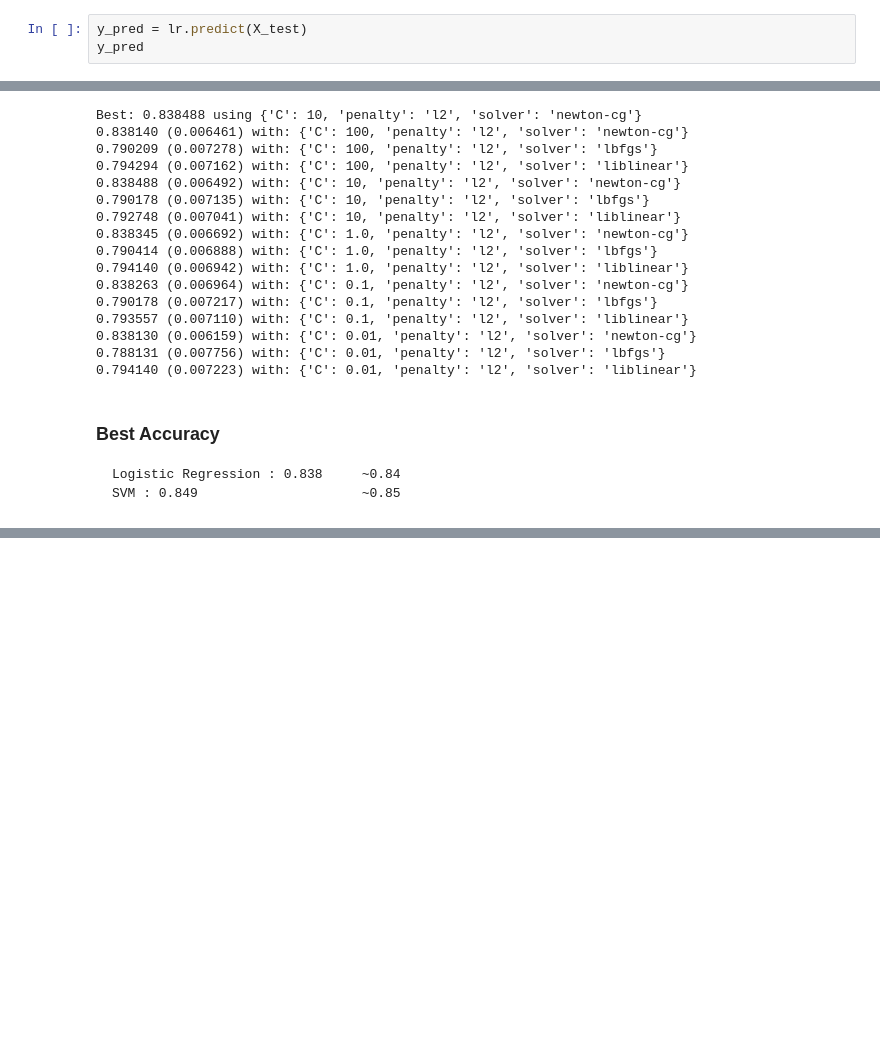
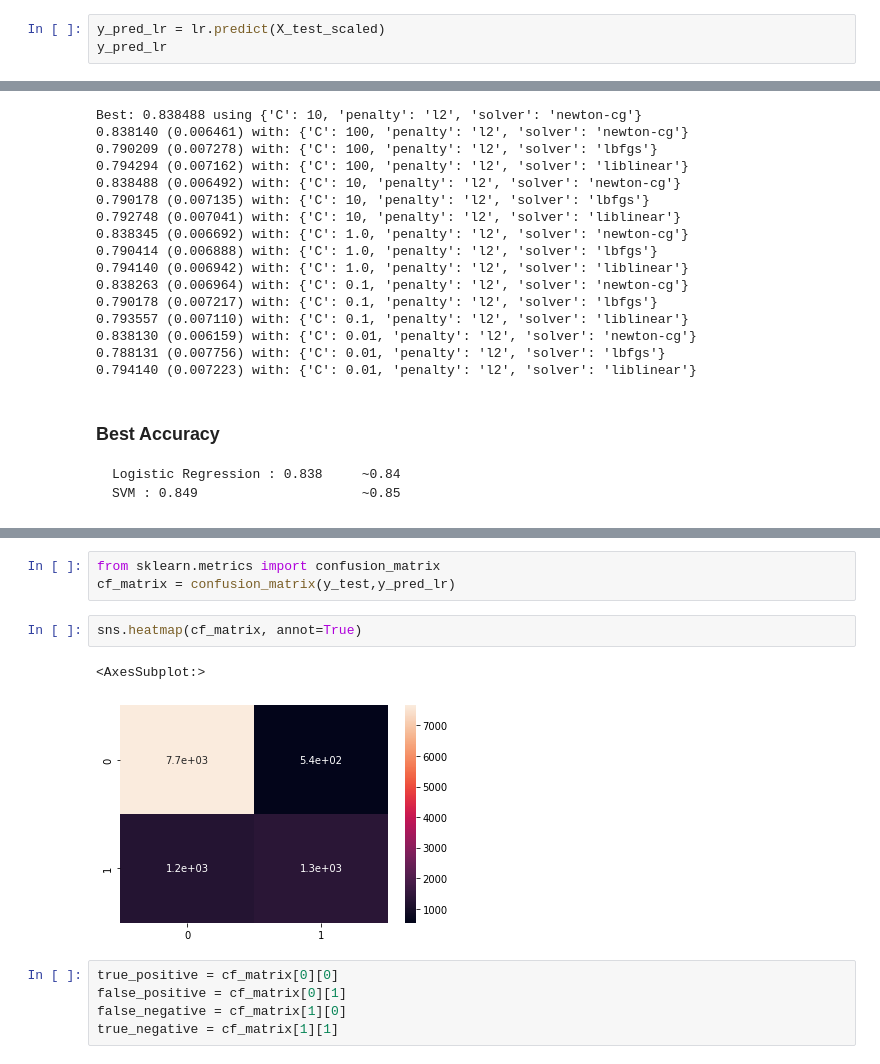
Before and after one commit to AyushPoojari/ineuron, a Jupyter notebook: ML Assignments/SVM/Classification.ipynb, the cells around one changed output, grey strips where cells are left out. Saved outputs shown, nothing was run; the diff lists cells and outputs as text; blank space fills up the shorter version.

```diff
--- a/ML Assignments/SVM/Classification.ipynb
+++ b/ML Assignments/SVM/Classification.ipynb
@@ -509,6 +511,6 @@ lr.fit(X_train_scaled,y_train)
 # %% [output]
 LogisticRegression()
 # %%
-y_pred = lr.predict(X_test)
-y_pred
+y_pred_lr = lr.predict(X_test_scaled)
+y_pred_lr
 # %% [output]
@@ -565,0 +614,13 @@ SVM : 0.849                     ~0.85
+# %%
+from sklearn.metrics import confusion_matrix
+cf_matrix = confusion_matrix(y_test,y_pred_lr)
+# %%
+sns.heatmap(cf_matrix, annot=True)
+# %% [output]
+<AxesSubplot:>
+[figure, added]
+# %%
+true_positive = cf_matrix[0][0]
+false_positive = cf_matrix[0][1]
+false_negative = cf_matrix[1][0]
+true_negative = cf_matrix[1][1]
```
Also changed, not shown: parts of 21 cells of this notebook.
